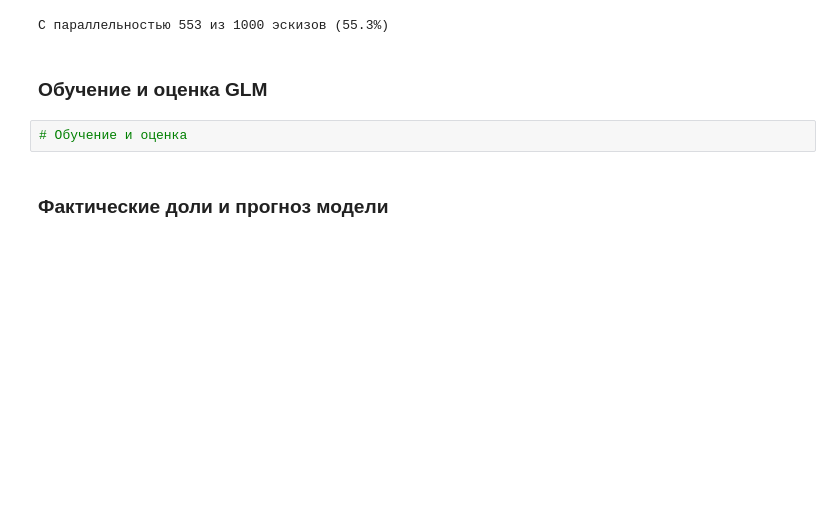
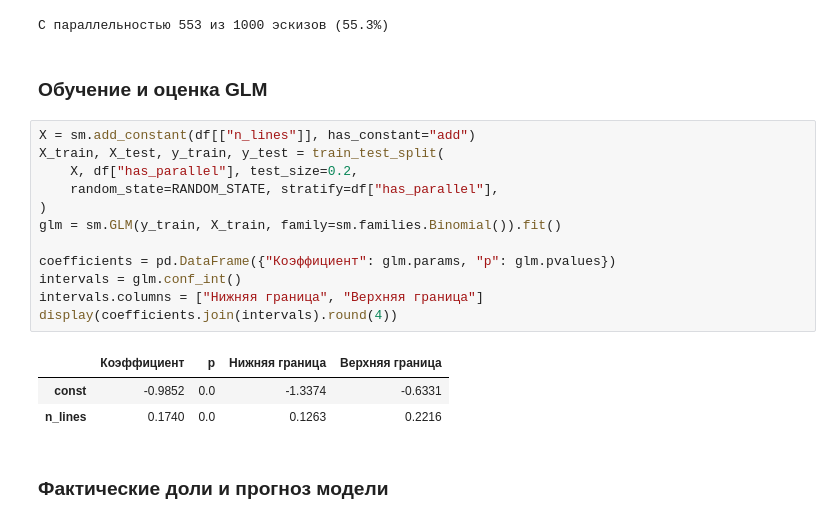
Before and after one commit to Ardrass2/GLMExample, a Jupyter notebook: glm_parallelism.ipynb, the cells around one changed output. Saved outputs shown, nothing was run; the diff lists cells and outputs as text; blank space fills up the shorter version.

Commit message:
feat: train logistic glm

```diff
--- a/glm_parallelism.ipynb
+++ b/glm_parallelism.ipynb
@@ -158,7 +159,21 @@ print(f"С параллельностью {parallel_count} из {len(df)} эск
 # %% [markdown]
 ### Обучение и оценка GLM
 # %%
-# Обучение и оценка
+X = sm.add_constant(df[["n_lines"]], has_constant="add")
+X_train, X_test, y_train, y_test = train_test_split(
+    X, df["has_parallel"], test_size=0.2,
+    random_state=RANDOM_STATE, stratify=df["has_parallel"],
+)
+glm = sm.GLM(y_train, X_train, family=sm.families.Binomial()).fit()
+
+coefficients = pd.DataFrame({"Коэффициент": glm.params, "p": glm.pvalues})
+intervals = glm.conf_int()
+intervals.columns = ["Нижняя граница", "Верхняя граница"]
+display(coefficients.join(intervals).round(4))
+# %% [output]
+|  | Коэффициент | p | Нижняя граница | Верхняя граница |
+| const | -0.9852 | 0.0 | -1.3374 | -0.6331 |
+| n_lines | 0.1740 | 0.0 | 0.1263 | 0.2216 |
 # %% [markdown]
 ### Фактические доли и прогноз модели
 # %%
```
Also changed, not shown: parts of 1 cell of this notebook.
